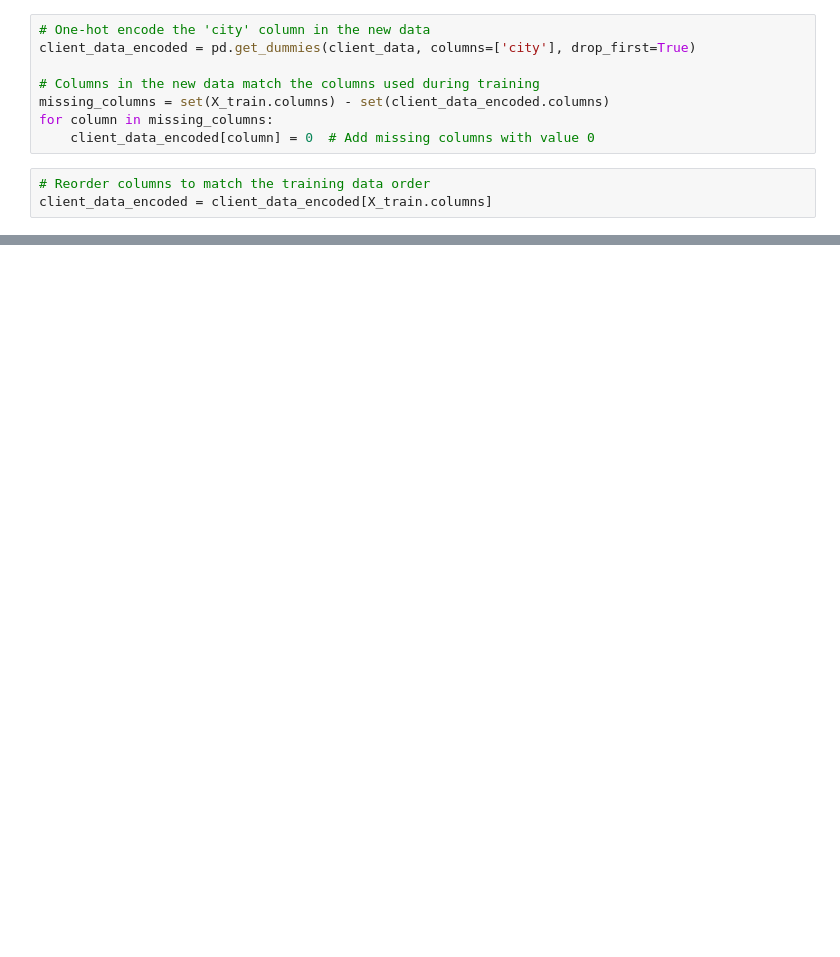
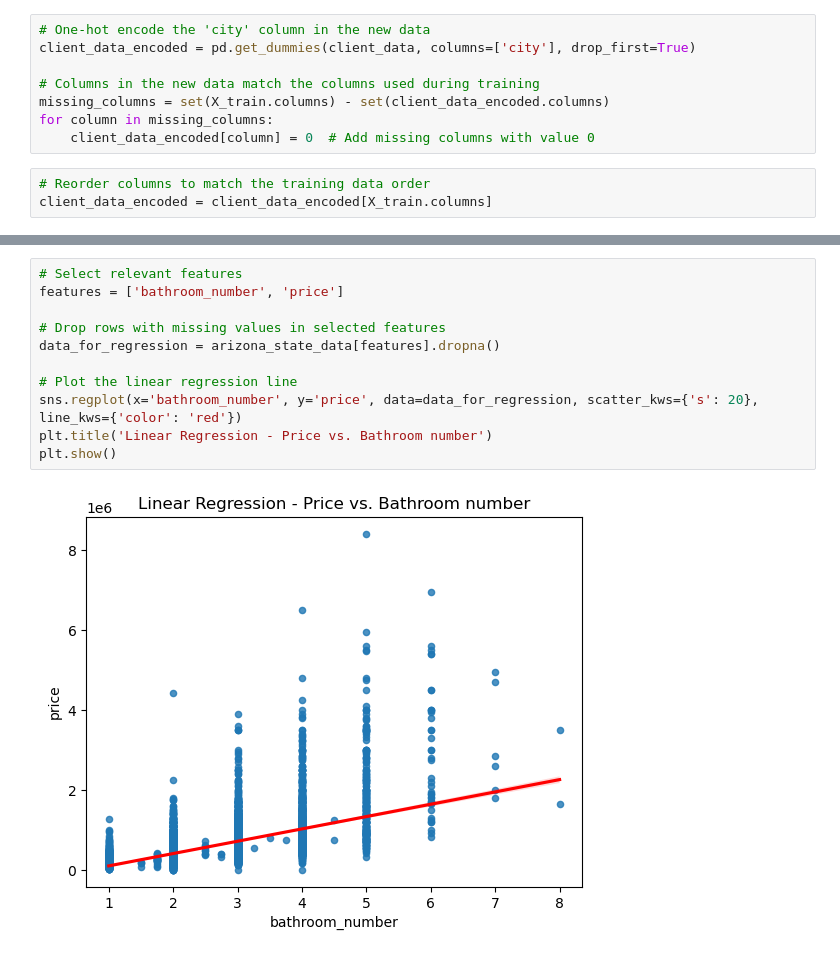
Before and after one commit to Jihyeyoon4/Project4-Group-2, a Jupyter notebook: Price Prediction and Linear Regression.ipynb, the cells around one changed output, grey strips where cells are left out. Cells and saved outputs as stored; diff of their text form; blank space fills up the shorter version.

```diff
--- a/Price Prediction and Linear Regression.ipynb
+++ b/Price Prediction and Linear Regression.ipynb
@@ -415,0 +449,13 @@ Intercept: -47796.753434461076
+# %%
+# Select relevant features
+features = ['bathroom_number', 'price']
+
+# Drop rows with missing values in selected features
+data_for_regression = arizona_state_data[features].dropna()
+
+# Plot the linear regression line
+sns.regplot(x='bathroom_number', y='price', data=data_for_regression, scatter_kws={'s': 20}, line_kws={'color': 'red'})
+plt.title('Linear Regression - Price vs. Bathroom number')
+plt.show()
+# %% [output]
+[figure, added]
```
Also changed, not shown: parts of 35 cells of this notebook.
